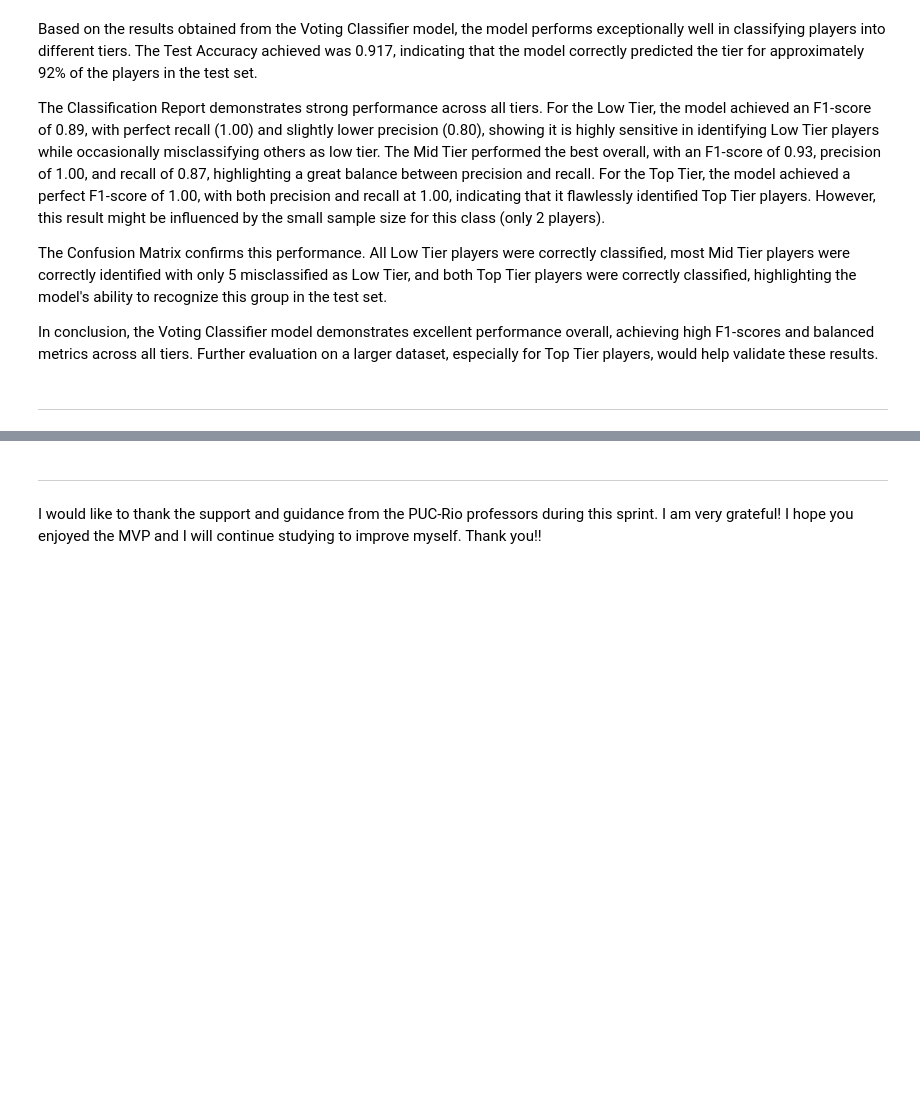
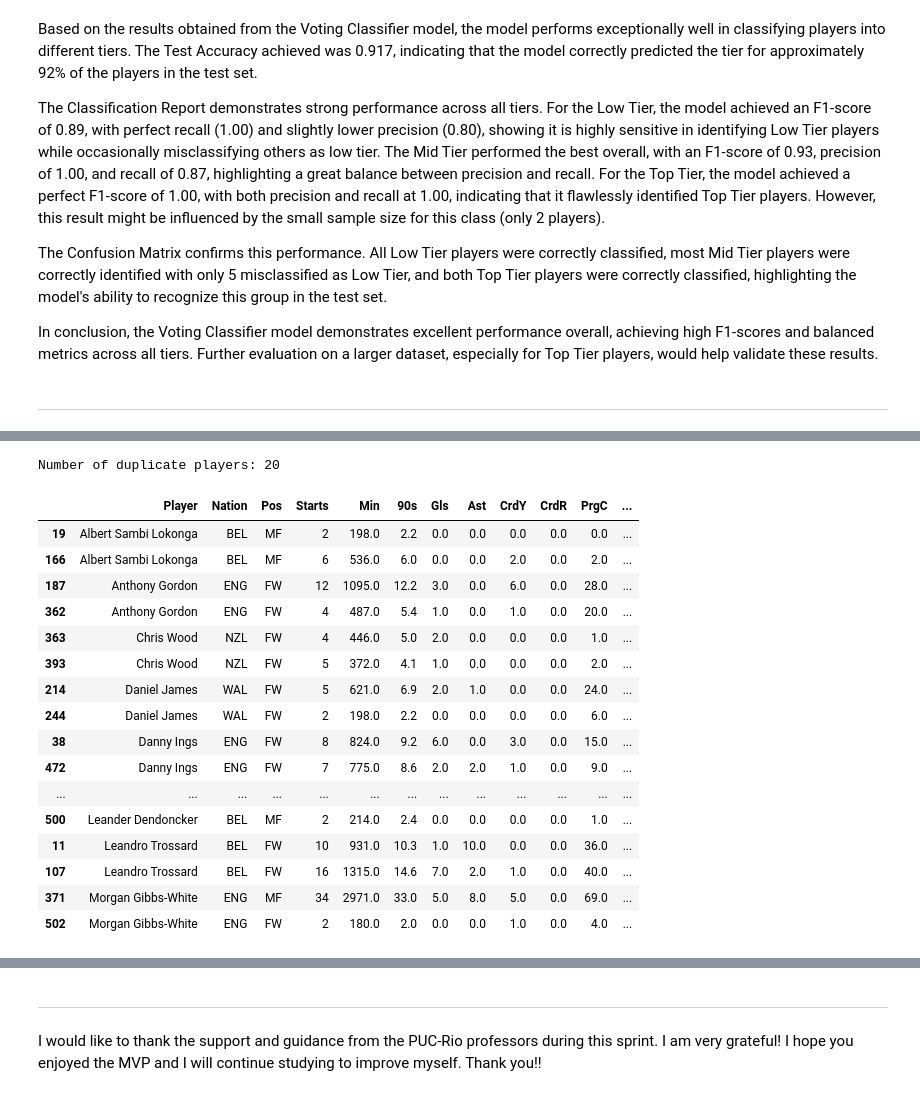
Before and after one commit to jpedrocf/MachineLearningMVP, a Jupyter notebook: PremierLeagueMVP.ipynb, the cells around one changed output, grey strips where cells are left out. Cells and saved outputs as stored; diff of their text form; code cells hidden in the pictures; blank space fills up the shorter version.

```diff
--- a/PremierLeagueMVP.ipynb
+++ b/PremierLeagueMVP.ipynb
@@ -1217,0 +1245,3 @@ In conclusion, the Voting Classifier model demonstrates excellent performance ov
+# %%
+players_df22_merged = playerstable_22_23.merge(scorestable_22_23[["Player", "Rating"]], on='Player', how = 'left')
+players_df22_merged.head()
@@ -1217,0 +1256,6 @@ In conclusion, the Voting Classifier model demonstrates excellent performance ov
+# %%
+players_df22 = players_df22_merged[['Player', 'Nation', 'Pos', 'Starts', 'Min', '90s', 'Gls', 'Ast', 'CrdY', 'CrdR', 'PrgC', 'PrgP', 'PrgR', 'xG', 'xAG', 'Rating']]
+# %%
+players_df22 = players_df22[~players_df22['Pos'].isin(['GK', 'DF', 'DF,FW', 'DF,MF', 'FW,DF', 'MF,DF'])]
+players_df22['Pos'] = players_df22['Pos'].replace({'MF,FW': 'MF', 'FW,MF': 'FW'})
+players_df22['Pos'].value_counts()
@@ -1217,0 +1268,26 @@ In conclusion, the Voting Classifier model demonstrates excellent performance ov
+# %%
+players_df22['Gls+Ast'] = players_df22['Gls'] + players_df22['Ast']
+players_df22['xAst+xG'] = players_df22['xAG'] + players_df22['xG']
+# %%
+duplicate_players22 = players_df22[players_df22.duplicated(subset=['Player'], keep=False)]
+print(f"Number of duplicate players: {len(duplicate_players22)}")
+duplicate_players22.sort_values(by='Player')
+# %% [output]
+Number of duplicate players: 20
+|  | Player | Nation | Pos | Starts | Min | 90s | Gls | Ast | CrdY | CrdR | PrgC | ... |
+| 19 | Albert Sambi Lokonga | BEL | MF | 2 | 198.0 | 2.2 | 0.0 | 0.0 | 0.0 | 0.0 | 0.0 | ... |
+| 166 | Albert Sambi Lokonga | BEL | MF | 6 | 536.0 | 6.0 | 0.0 | 0.0 | 2.0 | 0.0 | 2.0 | ... |
+| 187 | Anthony Gordon | ENG | FW | 12 | 1095.0 | 12.2 | 3.0 | 0.0 | 6.0 | 0.0 | 28.0 | ... |
+| 362 | Anthony Gordon | ENG | FW | 4 | 487.0 | 5.4 | 1.0 | 0.0 | 1.0 | 0.0 | 20.0 | ... |
+| 363 | Chris Wood | NZL | FW | 4 | 446.0 | 5.0 | 2.0 | 0.0 | 0.0 | 0.0 | 1.0 | ... |
+| 393 | Chris Wood | NZL | FW | 5 | 372.0 | 4.1 | 1.0 | 0.0 | 0.0 | 0.0 | 2.0 | ... |
+| 214 | Daniel James | WAL | FW | 5 | 621.0 | 6.9 | 2.0 | 1.0 | 0.0 | 0.0 | 24.0 | ... |
+| 244 | Daniel James | WAL | FW | 2 | 198.0 | 2.2 | 0.0 | 0.0 | 0.0 | 0.0 | 6.0 | ... |
+| 38 | Danny Ings | ENG | FW | 8 | 824.0 | 9.2 | 6.0 | 0.0 | 3.0 | 0.0 | 15.0 | ... |
+| 472 | Danny Ings | ENG | FW | 7 | 775.0 | 8.6 | 2.0 | 2.0 | 1.0 | 0.0 | 9.0 | ... |
+| ... | ... | ... | ... | ... | ... | ... | ... | ... | ... | ... | ... | ... |
+| 500 | Leander Dendoncker | BEL | MF | 2 | 214.0 | 2.4 | 0.0 | 0.0 | 0.0 | 0.0 | 1.0 | ... |
+| 11 | Leandro Trossard | BEL | FW | 10 | 931.0 | 10.3 | 1.0 | 10.0 | 0.0 | 0.0 | 36.0 | ... |
+| 107 | Leandro Trossard | BEL | FW | 16 | 1315.0 | 14.6 | 7.0 | 2.0 | 1.0 | 0.0 | 40.0 | ... |
+| 371 | Morgan Gibbs-White | ENG | MF | 34 | 2971.0 | 33.0 | 5.0 | 8.0 | 5.0 | 0.0 | 69.0 | ... |
+| 502 | Morgan Gibbs-White | ENG | FW | 2 | 180.0 | 2.0 | 0.0 | 0.0 | 1.0 | 0.0 | 4.0 | ... |
```
Also changed, not shown: parts of 30 cells of this notebook.
